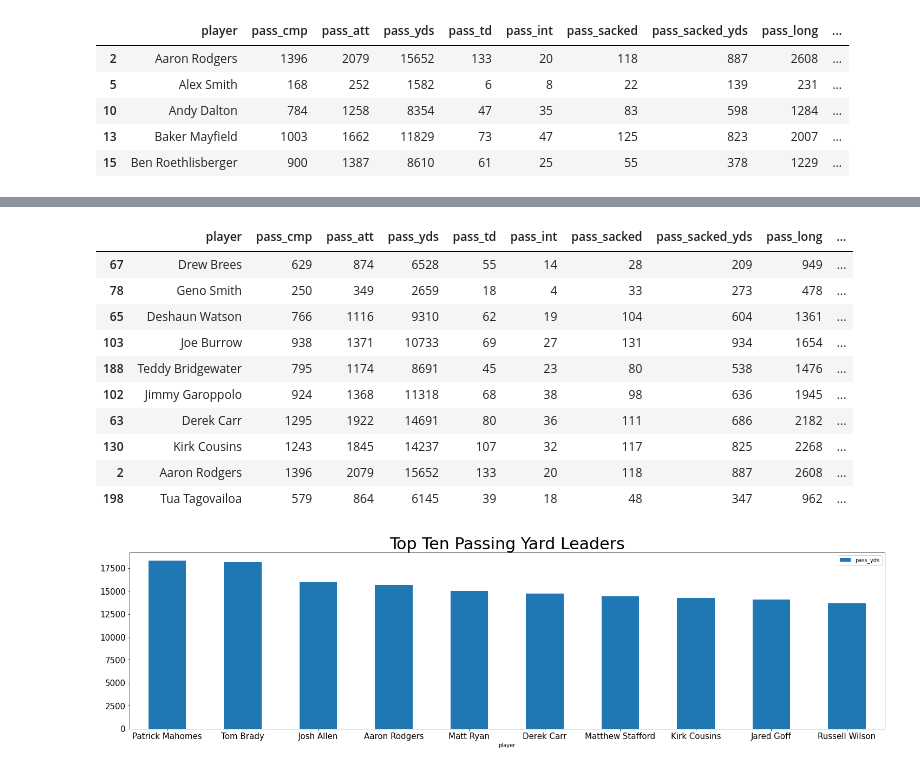
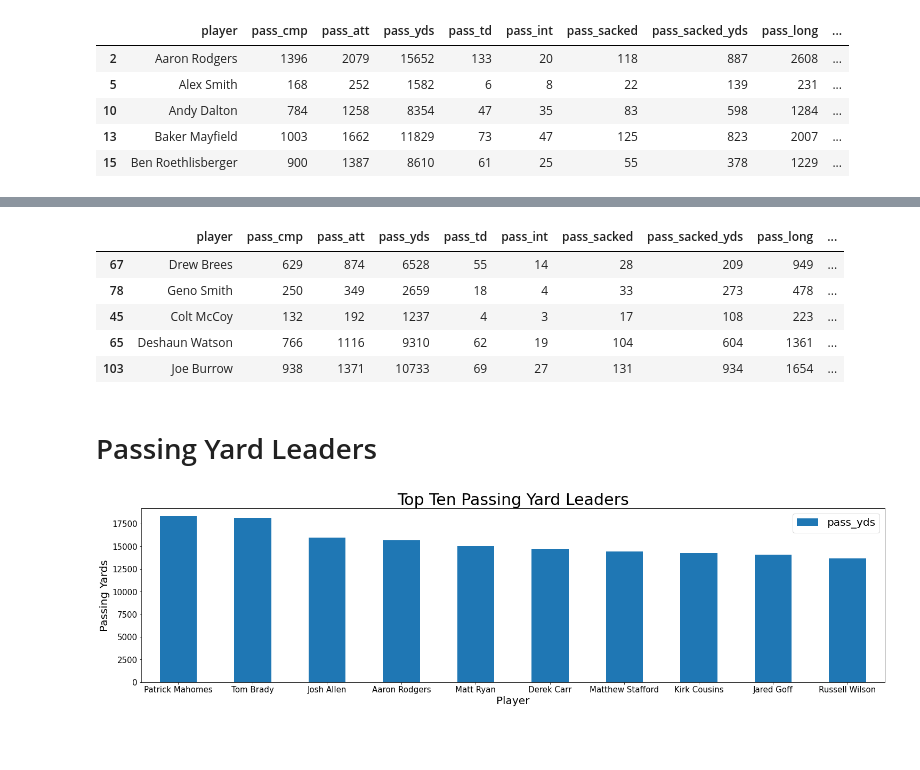
Before and after one commit to marcpalumbo/NFL_Data, a Jupyter notebook: Passing Data Visualizations.ipynb, the cells around one changed output, grey strips where cells are left out. Drawn from its saved outputs; the diff is of its cells as text; code cells hidden in the pictures; blank space fills up the shorter version.

```diff
--- a/Passing Data Visualizations.ipynb
+++ b/Passing Data Visualizations.ipynb
@@ -32,3 +32,8 @@ passing_df.head()
 #dropping unnecessary column
 #==================================
 passing_df=passing_df.drop(['Unnamed: 0'],axis=1)
+# %%
+#Adding touchdown/interception ratio
+#==================================
+passing_df['Td_int_ratio'] = passing_df['pass_td']/passing_df['pass_int']
+passing_df.head()
@@ -88,33 +174,35 @@ cmp_pct_df.head()
 # %%
 #Filtering for top 10 players in completion percentage *** dataframe used filters for
 #=============================================
-cmp_pct_df.nlargest(n=10, columns=['cmp_pct'])
+top_completions = cmp_pct_df.nlargest(n=10, columns=['cmp_pct'])
+top_completions.head()
 # %% [output]
 |  | player | pass_cmp | pass_att | pass_yds | pass_td | pass_int | pass_sacked | pass_sacked_yds | pass_long | ... |
 | 67 | Drew Brees | 629 | 874 | 6528 | 55 | 14 | 28 | 209 | 949 | ... |
 | 78 | Geno Smith | 250 | 349 | 2659 | 18 | 4 | 33 | 273 | 478 | ... |
+| 45 | Colt McCoy | 132 | 192 | 1237 | 4 | 3 | 17 | 108 | 223 | ... |
 | 65 | Deshaun Watson | 766 | 1116 | 9310 | 62 | 19 | 104 | 604 | 1361 | ... |
 | 103 | Joe Burrow | 938 | 1371 | 10733 | 69 | 27 | 131 | 934 | 1654 | ... |
-| 188 | Teddy Bridgewater | 795 | 1174 | 8691 | 45 | 23 | 80 | 538 | 1476 | ... |
-| 102 | Jimmy Garoppolo | 924 | 1368 | 11318 | 68 | 38 | 98 | 636 | 1945 | ... |
-| 63 | Derek Carr | 1295 | 1922 | 14691 | 80 | 36 | 111 | 686 | 2182 | ... |
-| 130 | Kirk Cousins | 1243 | 1845 | 14237 | 107 | 32 | 117 | 825 | 2268 | ... |
-| 2 | Aaron Rodgers | 1396 | 2079 | 15652 | 133 | 20 | 118 | 887 | 2608 | ... |
-| 198 | Tua Tagovailoa | 579 | 864 | 6145 | 39 | 18 | 48 | 347 | 962 | ... |
+# %% [markdown]
+# Passing Yard Leaders
 # %%
-# plotting a bar graph
+# plotting a bar graph for passing yard leaders
+
 #==================================================================================================================
 top_yards.plot(x="player",
                y="pass_yds",
                kind="bar",
                figsize= (25,6),
               title = "Top Ten Passing Yard Leaders",
               legend = True,
               fontsize = 15)
 
 plt.xticks(rotation=360)
 plt.title("Top Ten Passing Yard Leaders",fontsize = 30)
-plt.savefig('passing_yard_leaders.pdf',dpi = 200)
+plt.xlabel('Player', fontsize=20)
+plt.ylabel('Passing Yards', fontsize=20)
+plt.savefig('Images/passing_yard_leaders.pdf',dpi = 500,bbox_inches='tight')
+plt.legend(prop={'size': 20})
 plt.show()
 # %% [output]
-[figure, old version]
+[figure, new version]
```
Also changed, not shown: parts of 16 cells of this notebook, 4 other files.
